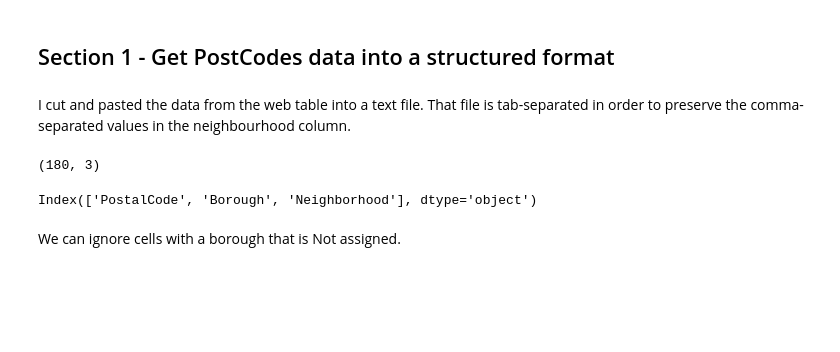
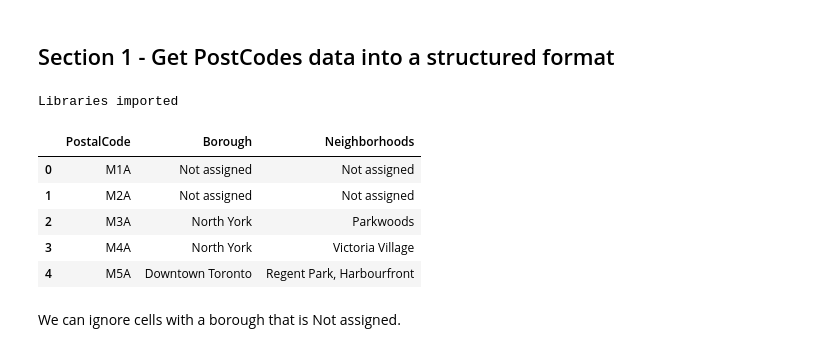
Before and after one commit to richardwilliams23/Coursera_Capstone, a Jupyter notebook: Clustering-Toronto-Neighborhoods.ipynb, the cells around one changed output. Saved outputs shown, nothing was run; the diff lists cells and outputs as text; code cells hidden in the pictures; blank space fills up the shorter version.

```diff
--- a/Clustering-Toronto-Neighborhoods.ipynb
+++ b/Clustering-Toronto-Neighborhoods.ipynb
@@ -7,20 +7,8 @@
 # %%
 import pandas as pd
 import numpy as np
+import requests
+from bs4 import BeautifulSoup
+print('Libraries imported')
+# %% [output]
+Libraries imported
-# %% [markdown]
-I cut and pasted the data from the web table into a text file.  That file is tab-separated in order to preserve the comma-separated values in the neighbourhood column.
-# %%
-# Read the file in from my local drive
-df = pd.read_csv('~/dev/GitHub/Coursera_Capstone/toronto-post-codes.tsv', delimiter='\t')
-df.shape
-# %% [output]
-(180, 3)
-# %%
-# Rename the column currently named "Postal Code" to "PostalCode".
-df.rename( columns={'Postal Code':'PostalCode'}, inplace=True )
-# Rename the column currently named "Neighbourhood" to "Neighborhood".
-df.rename( columns={'Neighbourhood':'Neighborhood'}, inplace=True )
-
-df.columns
-# %% [output]
-Index(['PostalCode', 'Borough', 'Neighborhood'], dtype='object')
@@ -27,2 +19,32 @@ Index(['PostalCode', 'Borough', 'Neighborhood'], dtype='object')
+# %%
+# Parse the data using BeautifulSoup
+souped_data = BeautifulSoup(html_data)
+
+# Lists to hold the parsed data
+PostCodes = []
+Boroughs = []
+Neighborhoods = []
+
+for row in souped_data.find('table').find_all('tr'):
+    cells = row.find_all('td')
+
+    if(len(cells) > 0):
+        PostCodes.append(cells[0].text.rstrip('\n'))
+        Boroughs.append(cells[1].text.rstrip('\n'))
+        Neighborhoods.append(cells[2].text.rstrip('\n'))
+
+df = pd.DataFrame({
+    "PostalCode": PostCodes,
+    "Borough": Boroughs,
+    "Neighborhoods": Neighborhoods})
+
+df.head()
+# %% [output]
+|  | PostalCode | Borough | Neighborhoods |
+| 0 | M1A | Not assigned | Not assigned |
+| 1 | M2A | Not assigned | Not assigned |
+| 2 | M3A | North York | Parkwoods |
+| 3 | M4A | North York | Victoria Village |
+| 4 | M5A | Downtown Toronto | Regent Park, Harbourfront |
 # %% [markdown]
 We can ignore cells with a borough that is Not assigned.
```
Also changed, not shown: parts of 27 cells of this notebook.
